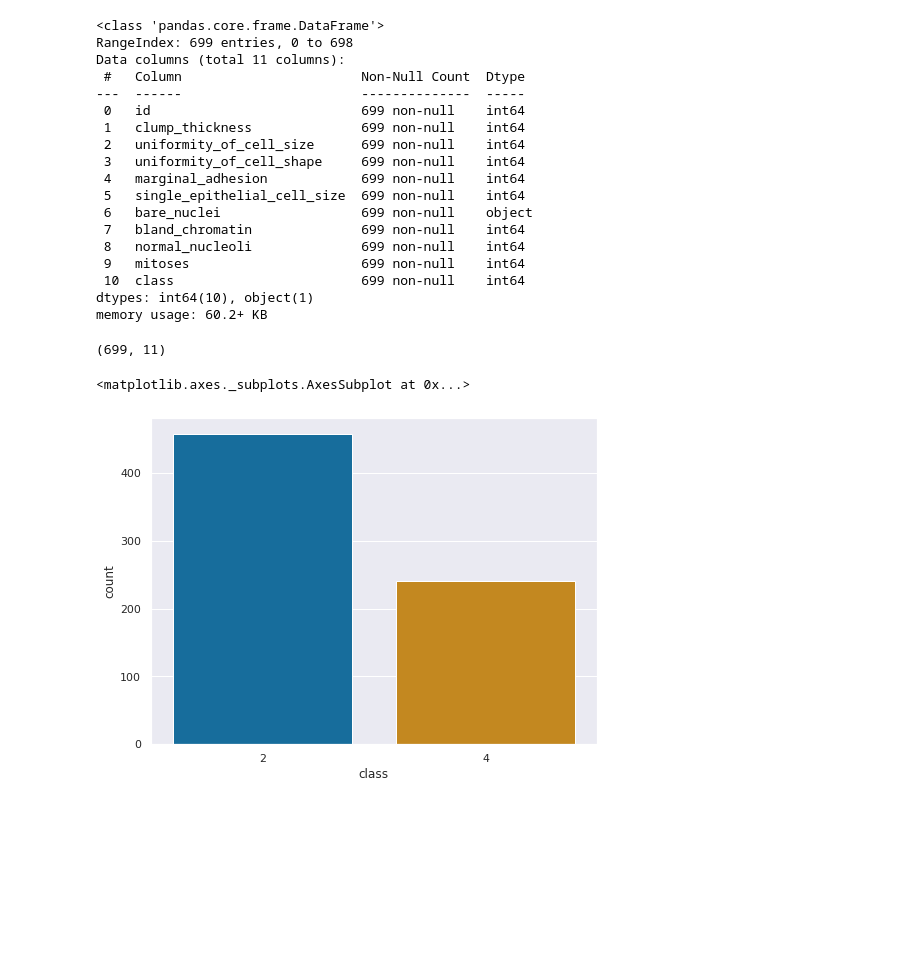
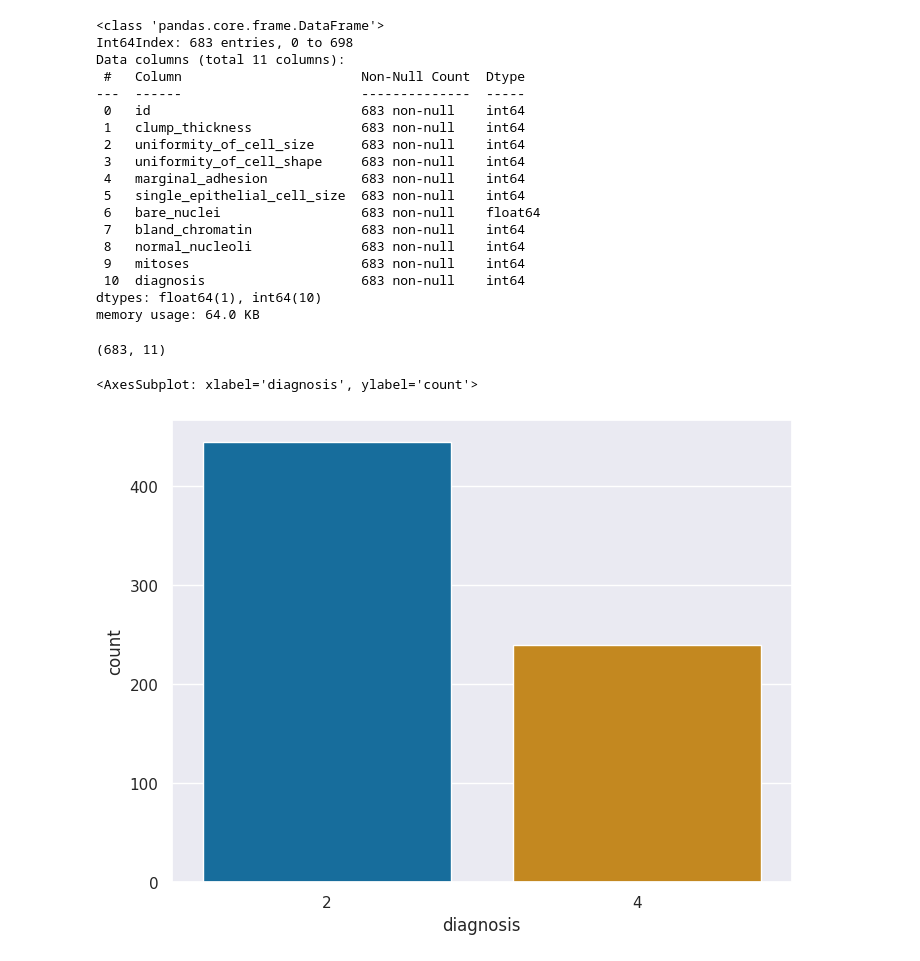
Before and after one commit to TeaToCodeConverter/2022-CN6005-GP-13-Coursework, a Jupyter notebook: breast_cancer_ann.ipynb, the cells around one changed output. Drawn from its saved outputs; the diff is of its cells as text; code cells hidden in the pictures; blank space fills up the shorter version.

```diff
--- a/breast_cancer_ann.ipynb
+++ b/breast_cancer_ann.ipynb
@@ -41,0 +20,26 @@ print(dataLabelled)
+# %%
+## creating a custom missing value list
+missing_values = ["NA","N/a",np.nan,"?"]
+
+u1 = pd.read_csv('DataSets/Breast cancer dataset/breast-cancer-wisconsin.data',header=None,na_values=missing_values)
+l1 = pd.read_csv('DataSets/Breast cancer dataset/breast-cancer-wisconsin.data',header=None,na_values=missing_values, names=['id','clump_thickness','uniformity_of_cell_size','uniformity_of_cell_shape','marginal_adhesion','single_epithelial_cell_size','bare_nuclei','bland_chromatin','normal_nucleoli','mitoses','diagnosis'])
+
+##convert the bare_nuclei colmn to a number and drop the rows
+#l1['bare_nuclei'] = pd.to_numeric(l1['bare_nuclei'],errors='coerce')
+
+#check data is clean
+l1.isnull().sum()
+l1.head()
+
+print(l1.dtypes)
+
+##drop the rows with missing data
+
+u1= u1.dropna()
+l1 = l1.dropna()
+
+## lets look at the data
+print("u1")
+print(u1.head())
+print("l1")
+print(l1.head())
@@ -42,35 +64,35 @@ print(dataLabelled)
 # %%
 # checking the types of features
-dataLabelled.info()
+l1.info()
 # %% [output]
 <class 'pandas.core.frame.DataFrame'>
-RangeIndex: 699 entries, 0 to 698
+Int64Index: 683 entries, 0 to 698
 Data columns (total 11 columns):
  #   Column                       Non-Null Count  Dtype
 ---  ------                       --------------  -----
- 0   id                           699 non-null    int64
- 1   clump_thickness              699 non-null    int64
- 2   uniformity_of_cell_size      699 non-null    int64
- 3   uniformity_of_cell_shape     699 non-null    int64
- 4   marginal_adhesion            699 non-null    int64
- 5   single_epithelial_cell_size  699 non-null    int64
- 6   bare_nuclei                  699 non-null    object
- 7   bland_chromatin              699 non-null    int64
- 8   normal_nucleoli              699 non-null    int64
- 9   mitoses                      699 non-null    int64
- 10  class                        699 non-null    int64
-dtypes: int64(10), object(1)
-memory usage: 60.2+ KB
+ 0   id                           683 non-null    int64
+ 1   clump_thickness              683 non-null    int64
+ 2   uniformity_of_cell_size      683 non-null    int64
+ 3   uniformity_of_cell_shape     683 non-null    int64
+ 4   marginal_adhesion            683 non-null    int64
+ 5   single_epithelial_cell_size  683 non-null    int64
+ 6   bare_nuclei                  683 non-null    float64
+ 7   bland_chromatin              683 non-null    int64
+ 8   normal_nucleoli              683 non-null    int64
+ 9   mitoses                      683 non-null    int64
+ 10  diagnosis                    683 non-null    int64
+dtypes: float64(1), int64(10)
+memory usage: 64.0 KB
 # %%
-dataLabelled.shape
+l1.shape
 # %% [output]
-(699, 11)
+(683, 11)
 # %%
 #plotting the benign and malicioud diagnosis
 plt.figure(figsize = (8,6))
-sns.countplot(x = 'class', data = dataLabelled)
+sns.countplot(x = 'diagnosis', data = l1)
 # %% [output]
-<matplotlib.axes._subplots.AxesSubplot at 0x...>
+<AxesSubplot: xlabel='diagnosis', ylabel='count'>
-[figure, old version]
+[figure, new version]
 # %%
 # Getting the value count for the two labels in the diagnosis column
```
Also changed, not shown: parts of 9 cells of this notebook.
